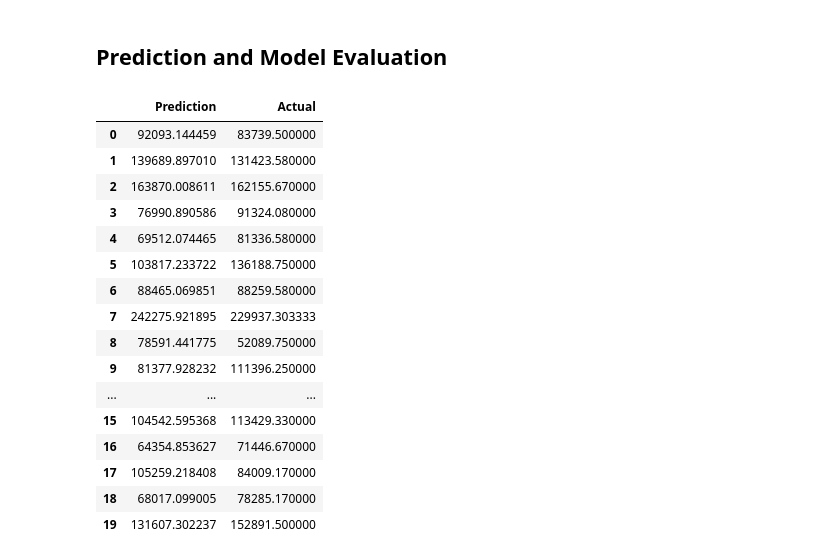
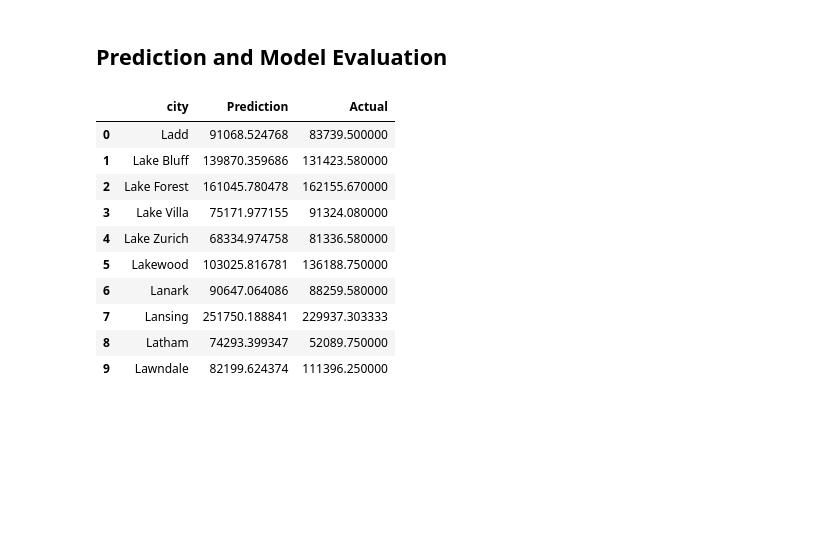
Before and after one commit to sonjaynicolay/Final_Project, a Jupyter notebook: Housing_ML.ipynb, the cells around one changed output. Drawn from its saved outputs; the diff is of its cells as text; code cells hidden in the pictures; blank space fills up the shorter version.

```diff
--- a/Housing_ML.ipynb
+++ b/Housing_ML.ipynb
@@ -239,28 +239,23 @@ print(r2_score(y_test, y_preds))
 ## Prediction and Model Evaluation
 # %%
 # Predict
-y_preds = random_search.predict(X_test)
+y_preds = best_model.predict(X_test)
 # %%
 results = pd.DataFrame({"Prediction": y_preds, "Actual": y_test}).reset_index(drop=True)
-results.head(20)
+results_df = pd.concat([df.city, results], axis=1)
+results_df.head(10)
 # %% [output]
-|  | Prediction | Actual |
-| 0 | 92093.144459 | 83739.500000 |
-| 1 | 139689.897010 | 131423.580000 |
-| 2 | 163870.008611 | 162155.670000 |
-| 3 | 76990.890586 | 91324.080000 |
-| 4 | 69512.074465 | 81336.580000 |
-| 5 | 103817.233722 | 136188.750000 |
-| 6 | 88465.069851 | 88259.580000 |
-| 7 | 242275.921895 | 229937.303333 |
-| 8 | 78591.441775 | 52089.750000 |
-| 9 | 81377.928232 | 111396.250000 |
-| ... | ... | ... |
-| 15 | 104542.595368 | 113429.330000 |
-| 16 | 64354.853627 | 71446.670000 |
-| 17 | 105259.218408 | 84009.170000 |
-| 18 | 68017.099005 | 78285.170000 |
-| 19 | 131607.302237 | 152891.500000 |
+|  | city | Prediction | Actual |
+| 0 | Ladd | 91068.524768 | 83739.500000 |
+| 1 | Lake Bluff | 139870.359686 | 131423.580000 |
+| 2 | Lake Forest | 161045.780478 | 162155.670000 |
+| 3 | Lake Villa | 75171.977155 | 91324.080000 |
+| 4 | Lake Zurich | 68334.974758 | 81336.580000 |
+| 5 | Lakewood | 103025.816781 | 136188.750000 |
+| 6 | Lanark | 90647.064086 | 88259.580000 |
+| 7 | Lansing | 251750.188841 | 229937.303333 |
+| 8 | Latham | 74293.399347 | 52089.750000 |
+| 9 | Lawndale | 82199.624374 | 111396.250000 |
 # %%
 fig, ax = plt.subplots()
 ax.scatter(y_preds, y_test, edgecolors=(0, 0, 1))
```
Also changed, not shown: parts of 9 cells of this notebook.
